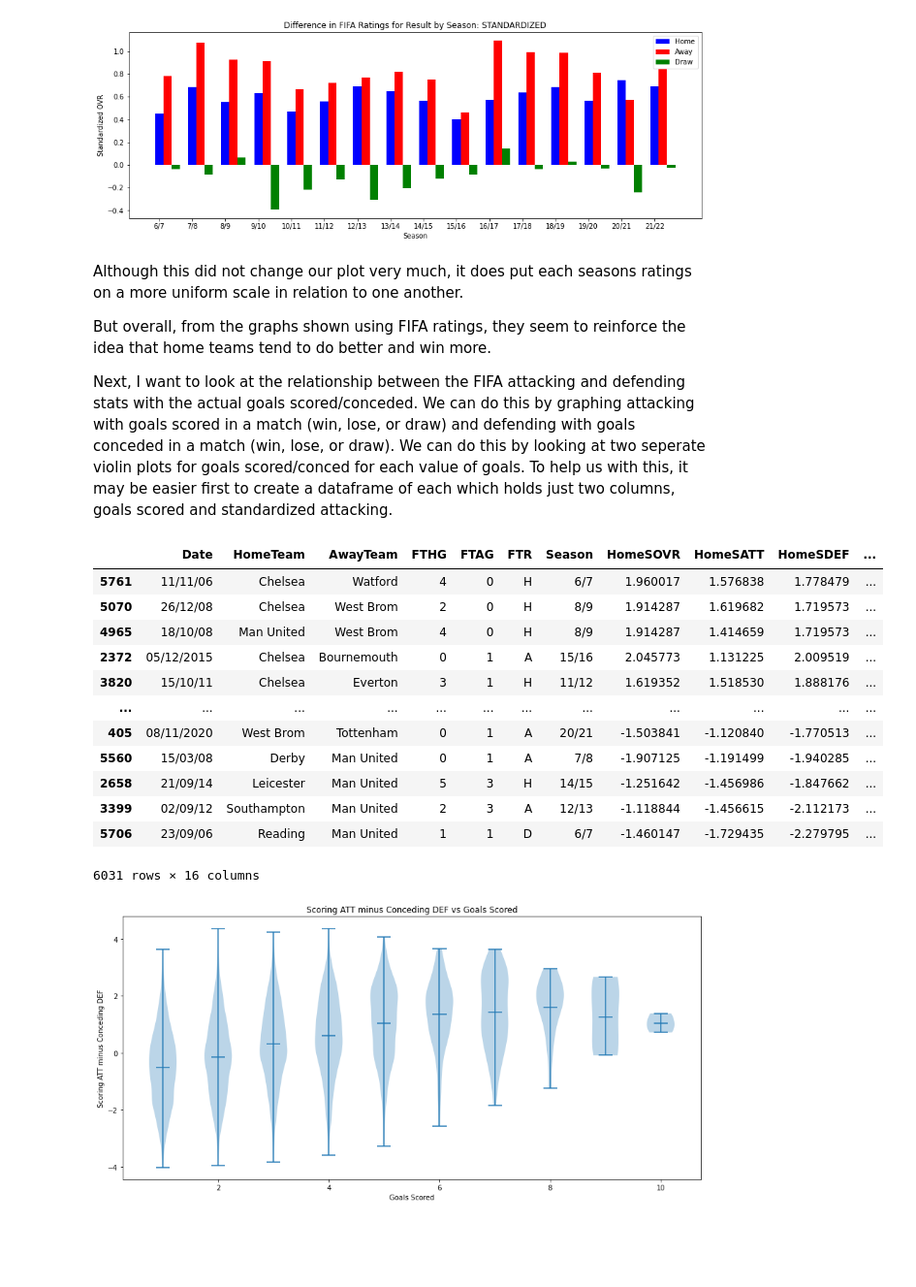
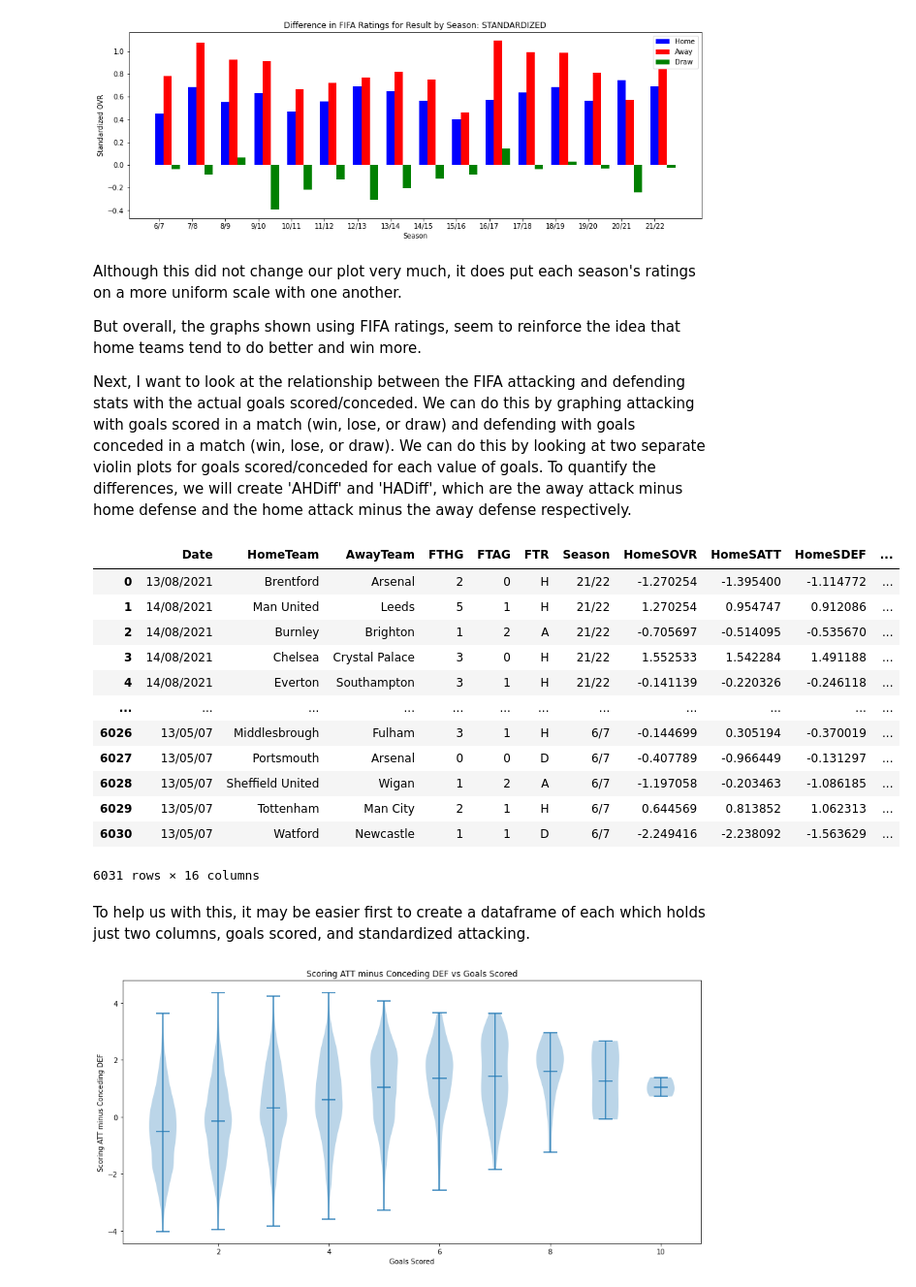
Before and after one commit to nickriley21/CMSC320Final, a Jupyter notebook: Final/Final.ipynb, the cells around one changed output. Shown at 97% size. Drawn from its saved outputs; the diff is of its cells as text; code cells hidden in the pictures; blank space fills up the shorter version.

```diff
--- a/Final/Final.ipynb
+++ b/Final/Final.ipynb
@@ -445,31 +454,31 @@ plt.show()
 # %% [output]
 [figure]
 # %% [markdown]
-Although this did not change our plot very much, it does put each seasons ratings on a more uniform scale in relation to one another.
+Although this did not change our plot very much, it does put each season's ratings on a more uniform scale with one another.
 
-But overall, from the graphs shown using FIFA ratings, they seem to reinforce the idea that home teams tend to do better and win more.
+But overall, the graphs shown using FIFA ratings, seem to reinforce the idea that home teams tend to do better and win more.
 
-Next, I want to look at the relationship between the FIFA attacking and defending stats with the actual goals scored/conceded. We can do this by graphing attacking with goals scored in a match (win, lose, or draw) and defending with goals conceded in a match (win, lose, or draw). We can do this by looking at two seperate violin plots for goals scored/conced for each value of goals. To help us with this, it may be easier first to create a dataframe of each which holds just two columns, goals scored and standardized attacking.
+Next, I want to look at the relationship between the FIFA attacking and defending stats with the actual goals scored/conceded. We can do this by graphing attacking with goals scored in a match (win, lose, or draw) and defending with goals conceded in a match (win, lose, or draw). We can do this by looking at two separate violin plots for goals scored/conceded for each value of goals. To quantify the differences, we will create 'AHDiff' and 'HADiff', which are the away attack minus home defense and the home attack minus the away defense respectively.
 # %%
-df
 df['AHDiff'] = [row['AwaySATT'] - row['HomeSDEF'] for i,row in df.iterrows()]
 df['HADiff'] = [row['HomeSATT'] - row['AwaySDEF'] for i,row in df.iterrows()]
 df
-df.sort_values('AHDiff')
 # %% [output]
 |  | Date | HomeTeam | AwayTeam | FTHG | FTAG | FTR | Season | HomeSOVR | HomeSATT | HomeSDEF | ... |
-| 5761 | 11/11/06 | Chelsea | Watford | 4 | 0 | H | 6/7 | 1.960017 | 1.576838 | 1.778479 | ... |
-| 5070 | 26/12/08 | Chelsea | West Brom | 2 | 0 | H | 8/9 | 1.914287 | 1.619682 | 1.719573 | ... |
-| 4965 | 18/10/08 | Man United | West Brom | 4 | 0 | H | 8/9 | 1.914287 | 1.414659 | 1.719573 | ... |
-| 2372 | 05/12/2015 | Chelsea | Bournemouth | 0 | 1 | A | 15/16 | 2.045773 | 1.131225 | 2.009519 | ... |
-| 3820 | 15/10/11 | Chelsea | Everton | 3 | 1 | H | 11/12 | 1.619352 | 1.518530 | 1.888176 | ... |
+| 0 | 13/08/2021 | Brentford | Arsenal | 2 | 0 | H | 21/22 | -1.270254 | -1.395400 | -1.114772 | ... |
+| 1 | 14/08/2021 | Man United | Leeds | 5 | 1 | H | 21/22 | 1.270254 | 0.954747 | 0.912086 | ... |
+| 2 | 14/08/2021 | Burnley | Brighton | 1 | 2 | A | 21/22 | -0.705697 | -0.514095 | -0.535670 | ... |
+| 3 | 14/08/2021 | Chelsea | Crystal Palace | 3 | 0 | H | 21/22 | 1.552533 | 1.542284 | 1.491188 | ... |
+| 4 | 14/08/2021 | Everton | Southampton | 3 | 1 | H | 21/22 | -0.141139 | -0.220326 | -0.246118 | ... |
 | ... | ... | ... | ... | ... | ... | ... | ... | ... | ... | ... | ... |
-| 405 | 08/11/2020 | West Brom | Tottenham | 0 | 1 | A | 20/21 | -1.503841 | -1.120840 | -1.770513 | ... |
-| 5560 | 15/03/08 | Derby | Man United | 0 | 1 | A | 7/8 | -1.907125 | -1.191499 | -1.940285 | ... |
-| 2658 | 21/09/14 | Leicester | Man United | 5 | 3 | H | 14/15 | -1.251642 | -1.456986 | -1.847662 | ... |
-| 3399 | 02/09/12 | Southampton | Man United | 2 | 3 | A | 12/13 | -1.118844 | -1.456615 | -2.112173 | ... |
-| 5706 | 23/09/06 | Reading | Man United | 1 | 1 | D | 6/7 | -1.460147 | -1.729435 | -2.279795 | ... |
+| 6026 | 13/05/07 | Middlesbrough | Fulham | 3 | 1 | H | 6/7 | -0.144699 | 0.305194 | -0.370019 | ... |
+| 6027 | 13/05/07 | Portsmouth | Arsenal | 0 | 0 | D | 6/7 | -0.407789 | -0.966449 | -0.131297 | ... |
+| 6028 | 13/05/07 | Sheffield United | Wigan | 1 | 2 | A | 6/7 | -1.197058 | -0.203463 | -1.086185 | ... |
+| 6029 | 13/05/07 | Tottenham | Man City | 2 | 1 | H | 6/7 | 0.644569 | 0.813852 | 1.062313 | ... |
+| 6030 | 13/05/07 | Watford | Newcastle | 1 | 1 | D | 6/7 | -2.249416 | -2.238092 | -1.563629 | ... |
 6031 rows × 16 columns
+# %% [markdown]
+To help us with this, it may be easier first to create a dataframe of each which holds just two columns, goals scored, and standardized attacking.
 # %%
 scored = []
 att = []
```
Also changed, not shown: parts of 34 cells of this notebook.
